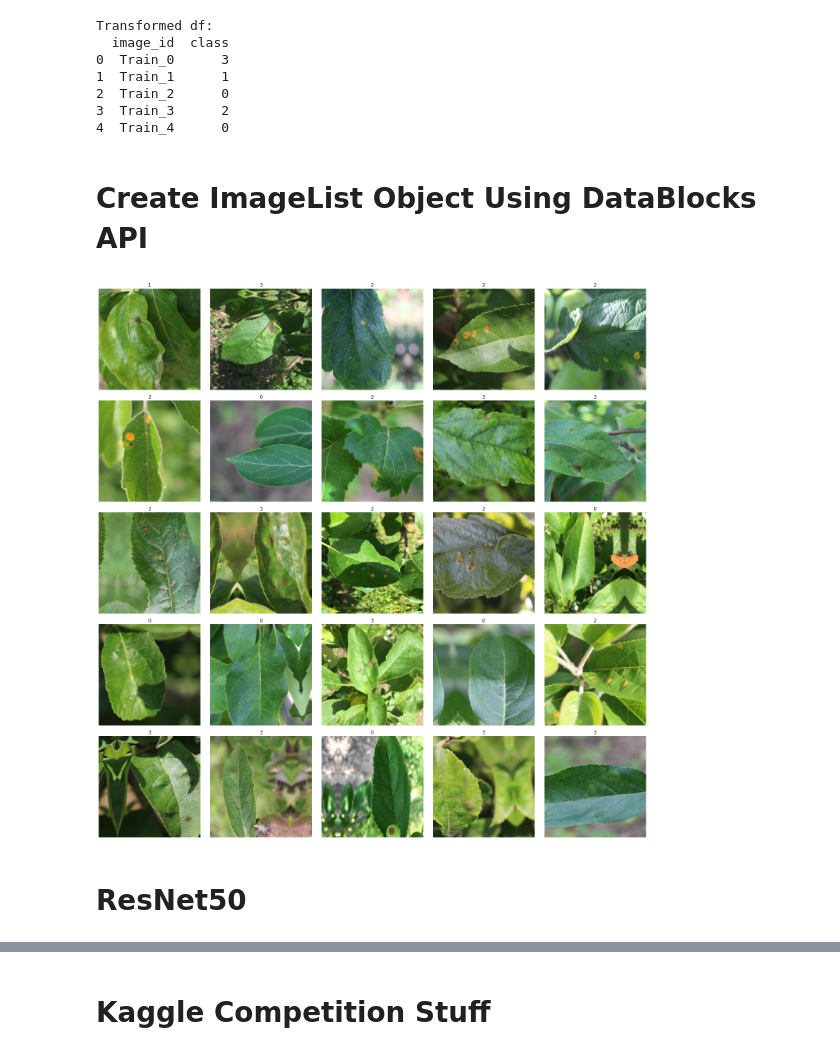
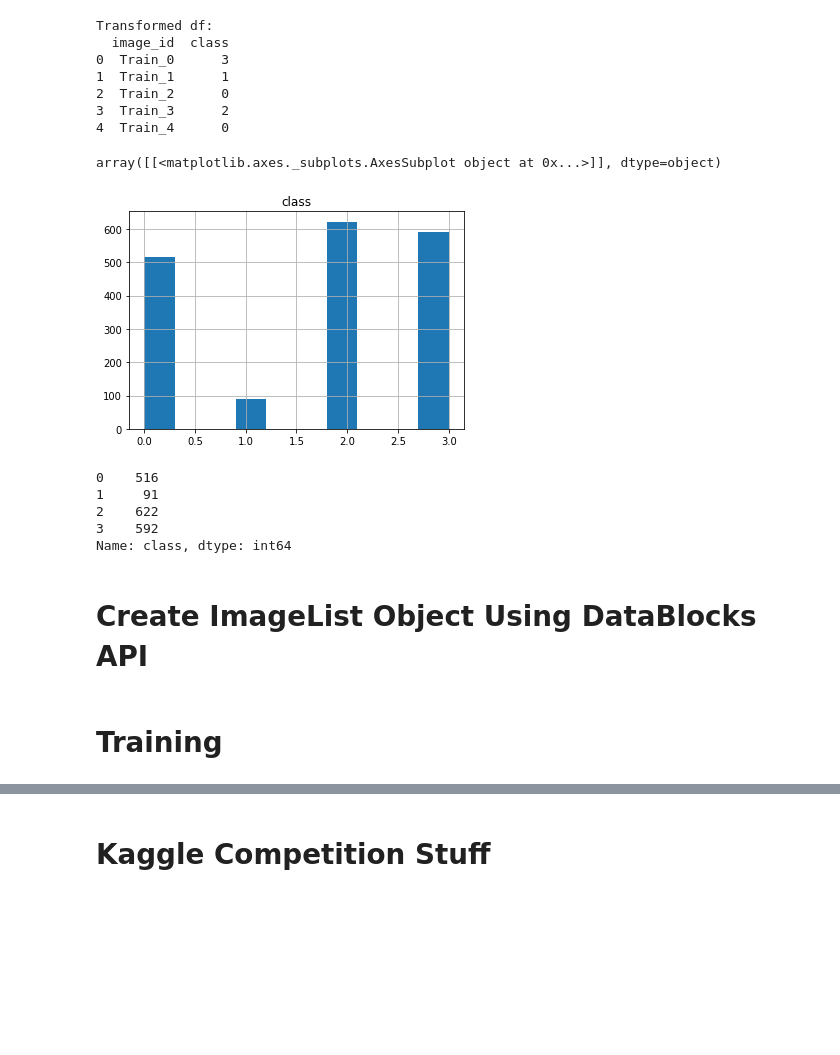
Before and after one commit to spregler/Plant-Pathology-Capstone, a Jupyter notebook: capstone.ipynb, the cells around one changed output, grey strips where cells are left out. Saved outputs shown, nothing was run; the diff lists cells and outputs as text; code cells hidden in the pictures; blank space fills up the shorter version.

```diff
--- a/capstone.ipynb
+++ b/capstone.ipynb
@@ -77,13 +123,14 @@ import fastai.vision
 from fastai import *
 from fastai.vision import *
 from fastai.vision import learner
+from sklearn.metrics import *
 
 import pandas as pd
 import numpy as np
 
-root_dir = Path("/content/Drive/Drive/") # Local path object in colab
-train_df = pd.read_csv('/content/Drive/Drive/train.csv')
-test_df = pd.read_csv("/content/Drive/Drive/test.csv")
+root_dir = Path("/project/") # Local path object in colab
+train_df = pd.read_csv('/project/train.csv')
+test_df = pd.read_csv("/project/test.csv")
 train_df.head()
 # %% [output]
 |  | image_id | healthy | multiple_diseases | rust | scab |
@@ -112,6 +159,19 @@ Transformed df:
 2  Train_2      0
 3  Train_3      2
 4  Train_4      0
+# %%
+train_df.hist() # we have imbalanced data!
+# %% [output]
+array([[<matplotlib.axes._subplots.AxesSubplot object at 0x...>]], dtype=object)
+[figure, added]
+# %%
+train_df['class'].value_counts(sort=False)
+# %% [output]
+0    516
+1     91
+2    622
+3    592
+Name: class, dtype: int64
 # %% [markdown]
 # Create ImageList Object Using DataBlocks API
 # %%
@@ -127,7 +187,5 @@ data = (src.transform(tfms, size=224)
       .normalize(imagenet_stats))
 # %%
-data.show_batch()
+data.show_batch(rows=4)
-# %% [output]
-[figure, removed]
 # %% [markdown]
-# ResNet50
+# Training
```
Also changed, not shown: parts of 31 cells of this notebook.
